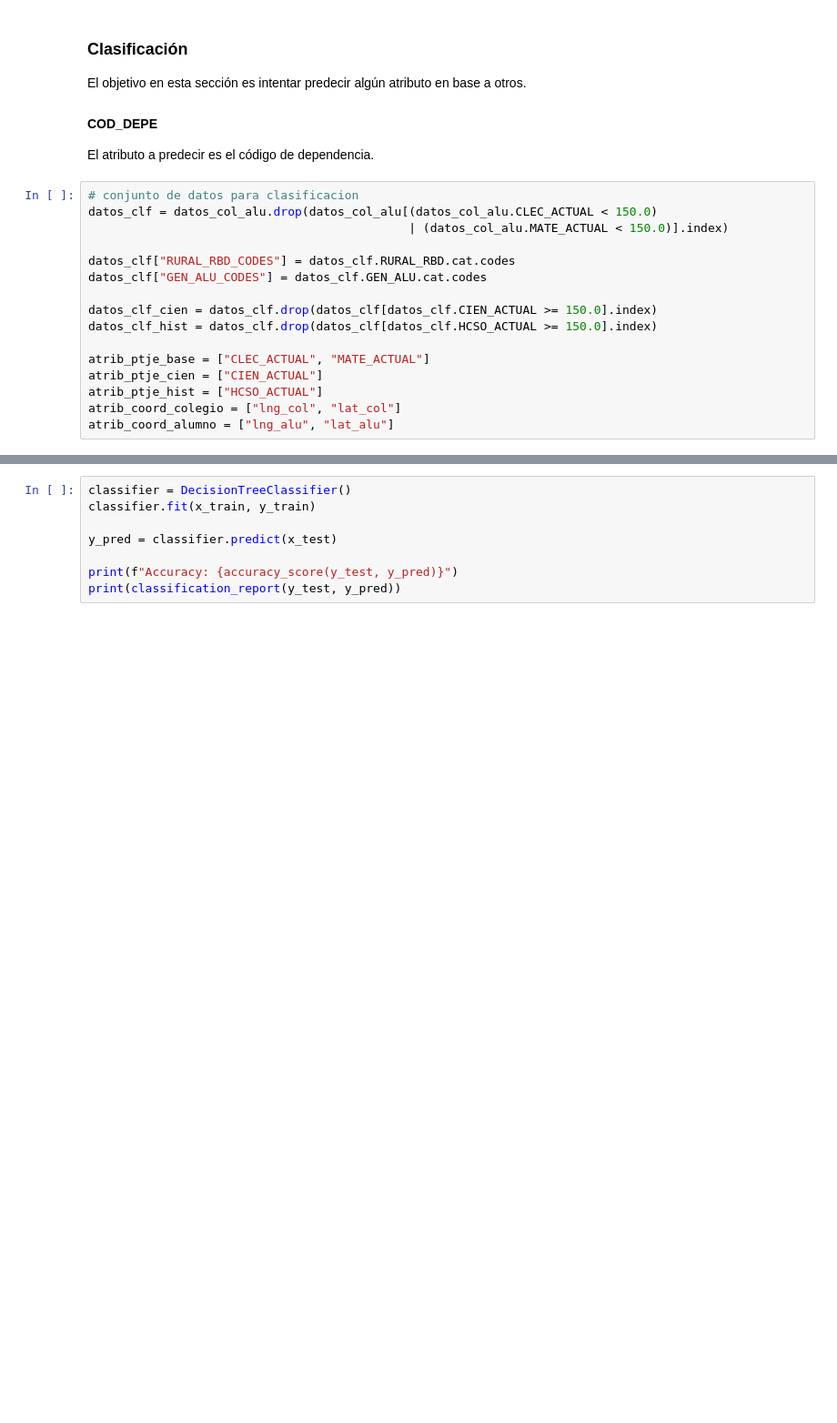
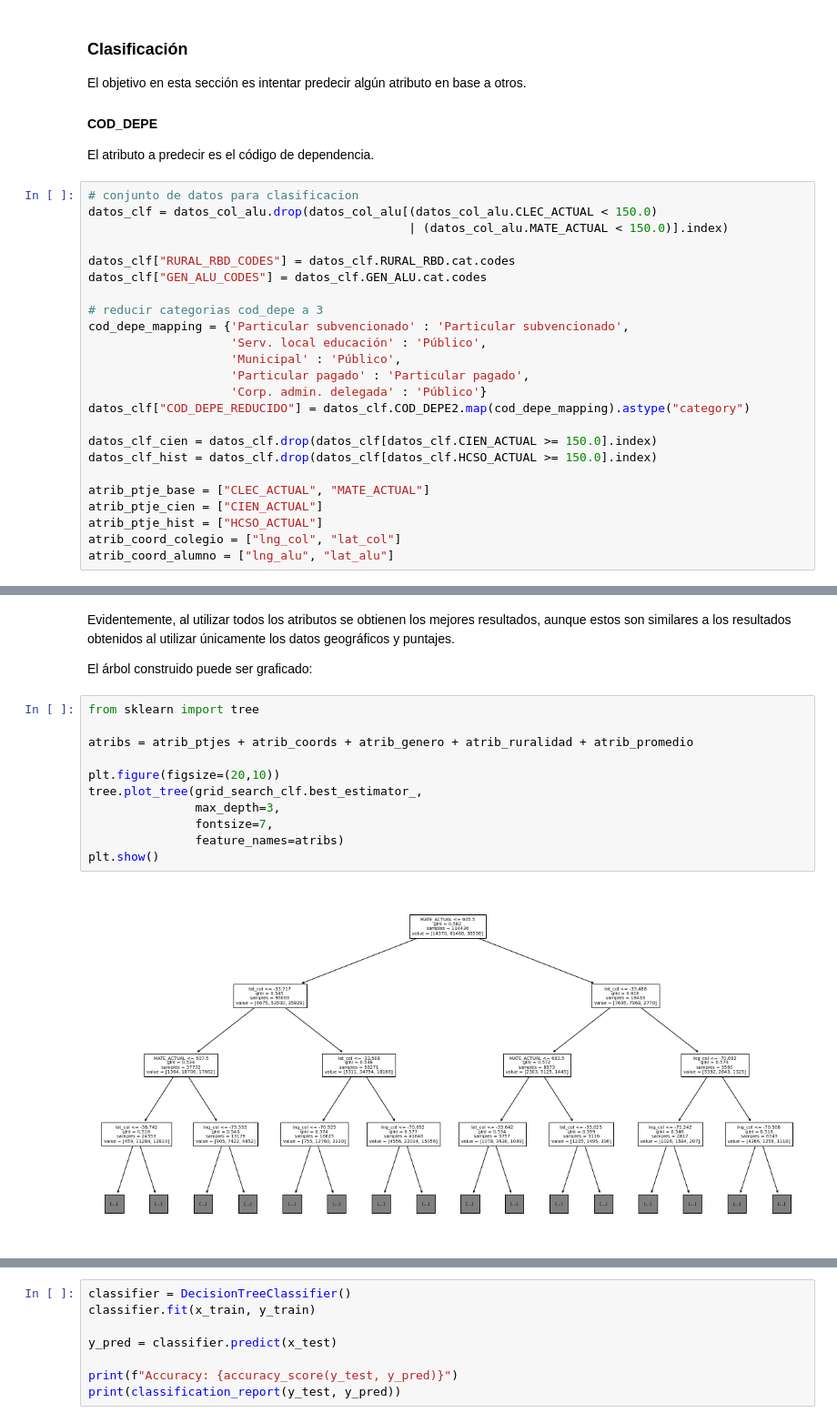
Before and after one commit to zerujio/proyecto-cc5206, a Jupyter notebook: informe_final.ipynb, the cells around one changed output, grey strips where cells are left out. Shown: that part at 91% size. Saved outputs shown, nothing was run; the diff lists cells and outputs as text; blank space fills up the shorter version.

Commit message:
DecisionTree

```diff
--- a/informe_final.ipynb
+++ b/informe_final.ipynb
@@ -870,6 +867,14 @@ datos_clf = datos_col_alu.drop(datos_col_alu[(datos_col_alu.CLEC_ACTUAL < 150.0)
 
 datos_clf["RURAL_RBD_CODES"] = datos_clf.RURAL_RBD.cat.codes
 datos_clf["GEN_ALU_CODES"] = datos_clf.GEN_ALU.cat.codes
+
+# reducir categorias cod_depe a 3
+cod_depe_mapping = {'Particular subvencionado' : 'Particular subvencionado',
+                    'Serv. local educación' : 'Público',
+                    'Municipal' : 'Público',
+                    'Particular pagado' : 'Particular pagado',
+                    'Corp. admin. delegada' : 'Público'}
+datos_clf["COD_DEPE_REDUCIDO"] = datos_clf.COD_DEPE2.map(cod_depe_mapping).astype("category")
 
 datos_clf_cien = datos_clf.drop(datos_clf[datos_clf.CIEN_ACTUAL >= 150.0].index)
 datos_clf_hist = datos_clf.drop(datos_clf[datos_clf.HCSO_ACTUAL >= 150.0].index)
@@ -985,0 +1018,17 @@ Fit time  : 96.77533392906189
+# %% [markdown]
+Evidentemente, al utilizar todos los atributos se obtienen los mejores resultados, aunque estos son similares a los resultados obtenidos al utilizar únicamente los datos geográficos y puntajes.
+
+El árbol construido puede ser graficado:
+# %%
+from sklearn import tree
+
+atribs = atrib_ptjes + atrib_coords + atrib_genero + atrib_ruralidad + atrib_promedio
+
+plt.figure(figsize=(20,10))
+tree.plot_tree(grid_search_clf.best_estimator_,
+               max_depth=3,
+               fontsize=7,
+               feature_names=atribs)
+plt.show()
+# %% [output]
+[figure, added]
```
Also changed, not shown: parts of 21 cells of this notebook.
